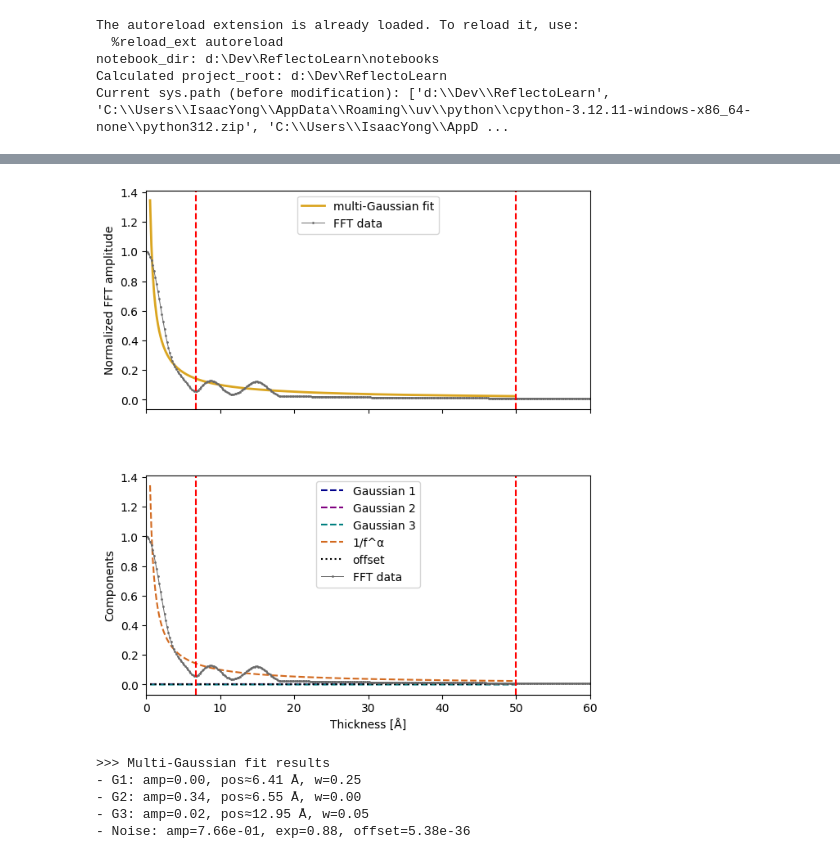
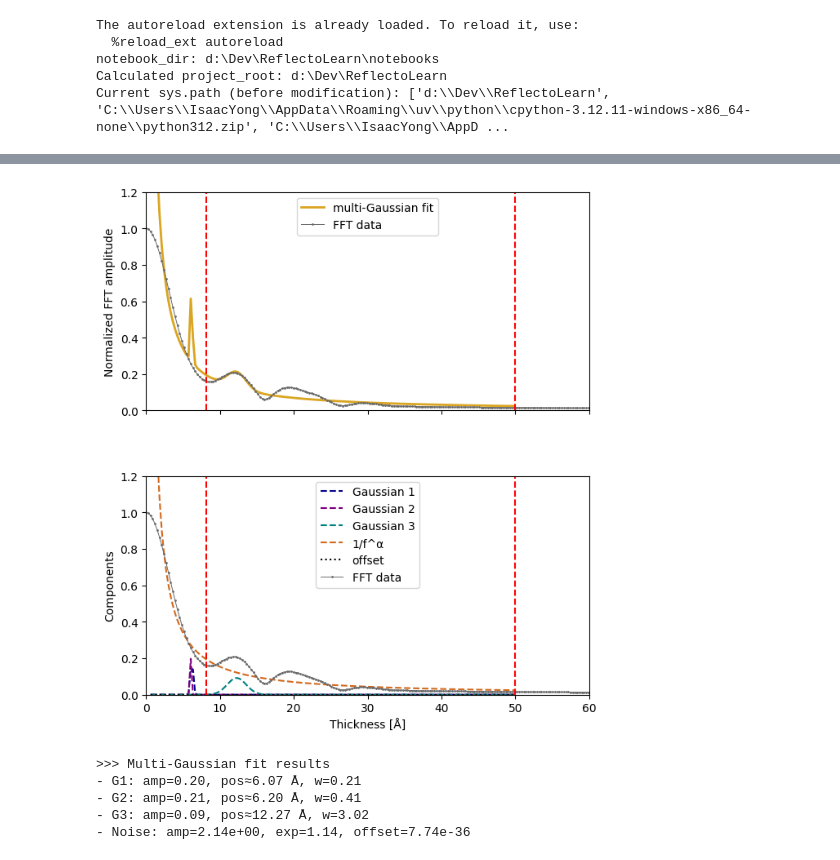
Before and after one commit to SJB7777/ReflectoLearn, a Jupyter notebook: notebooks/fitting.ipynb, the cells around one changed output, grey strips where cells are left out. Drawn from its saved outputs; the diff is of its cells as text; code cells hidden in the pictures.

```diff
--- a/notebooks/fitting.ipynb
+++ b/notebooks/fitting.ipynb
@@ -48,7 +48,7 @@ def multi_gaussian_fitting(x_fit, y_fit, p0):
 # 1. 데이터 생성
 # -----------------------
 beam_energy = 8.04751  # keV
-tth = np.linspace(0.5, 5, 300)  # rad
+tth = np.linspace(0.5, 3, 300)  # rad
 q = tth2qz_by_energy(tth, beam_energy)
 
 # 2층 박막 시뮬레이션 (기판 + 2개 필름)
@@ -56,9 +56,11 @@ data = make_multifilm(2, q, add_noise=False)
 
 R = data["R"]
 R_no_q_decay = remove_q4_decay(q, R)
-
+decay = 1 / remove_q4_decay(q, np.full_like(q, 1))
+decay = decay / decay[0] * R.max()
 fig, ax = plt.subplots(1, 2, figsize=(10, 5))
 ax[0].semilogy(tth, R, ".-", label="Simulated Reflectivity")
+ax[0].semilogy(tth, decay, "-", label="Q^4 decay")
 ax[0].set_title("XRR Simulation")
 ax[0].legend()
 
@@ -86,11 +88,13 @@ mask = (x_fft < x_upper_bound) & (x_fft > 0.5)
 x_fit, y_fit = x_fft[mask], y_fft_norm[mask]
 
 y_diff = np.diff(y_fit)
-first_increasing_index = np.where(y_diff > 0)[0][0]
-
+# First increasing index
+under_bound_index = np.where(y_diff > -0.005)[0][0] + 1
+# y_diff_diff = np.diff(np.diff(y_diff))
+# print(np.where(y_diff_diff < 0))
 fig, ax = plt.subplots(1, 1, sharex=True, figsize=(7, 5))
 ax.plot(x_fft, y_fft_norm, "o-", ms=1, lw=0.7, color="dimgrey", label="FFT data")
-ax.axvline(x=x_fit[first_increasing_index], color='r', linestyle='--')
+ax.axvline(x=x_fit[under_bound_index], color='r', linestyle='--')
 ax.set_xlim(0, x_upper_bound*1.2)
 plt.show()
 # %% [output]
@@ -99,7 +103,6 @@ Estimated critical q: 0.7860
 # %%
 p0 = [0.2, 0.3, 0.2, 7, 0.3, 0.2, 13, 0.3, 1, 2, 0.001]
-
-popt, pcov = multi_gaussian_fitting(x_fit, y_fit, p0)
+popt, pcov = multi_gaussian_fitting(x_fit[under_bound_index:], y_fit[under_bound_index:], p0)
 
 # ----------------------- Plot -----------------------
 fig, ax = plt.subplots(2, 1, sharex=True, figsize=(7, 8))
@@ -107,40 +110,44 @@ fig, ax = plt.subplots(2, 1, sharex=True, figsize=(7, 8))
 # (상단: 전체 fit vs 데이터)
 ax[0].plot(x_fit, func_gauss3_with_noise(x_fit, *popt), "-", color="goldenrod", lw=2, label="multi-Gaussian fit")
 ax[0].plot(x_fft, y_fft_norm, "o-", ms=1, lw=0.7, color="dimgrey", label="FFT data")
-ax[0].axvline(x=x_fit[first_increasing_index], color='r', linestyle='--')
+ax[0].axvline(x=x_fit[under_bound_index], color='r', linestyle='--')
 ax[0].axvline(x=x_upper_bound, color='r', linestyle='--')
 ax[0].set_ylabel("Normalized FFT amplitude")
 ax[0].legend()
 
 # (하단: component 분리 보기)
 ax[1].plot(x_fit, func_gauss(x_fit, *popt[2:5]), "--", color="darkblue", label="Gaussian 1")
 ax[1].plot(x_fit, func_gauss(x_fit, popt[0], popt[6] - popt[3], popt[1]), "--", color="purple", label="Gaussian 2")
 ax[1].plot(x_fit, func_gauss(x_fit, *popt[5:8]), "--", color="teal", label="Gaussian 3")
 ax[1].plot(x_fit, func_noise(x_fit, *popt[8:10]), "--", color="chocolate", label="1/f^α")
 ax[1].plot(x_fit, np.ones_like(x_fit)*popt[10], ":", color="black", label="offset")
 ax[1].plot(x_fft, y_fft_norm, "o-", ms=1, lw=0.7, color="dimgrey", label="FFT data")
-ax[1].axvline(x=x_fit[first_increasing_index], color='r', linestyle='--')
+ax[1].axvline(x=x_fit[under_bound_index], color='r', linestyle='--')
 ax[1].axvline(x=x_upper_bound, color='r', linestyle='--')
 
 ax[1].set_xlabel("Thickness [Å]")
 ax[1].set_ylabel("Components")
 ax[1].legend()
 
 ax[0].set_xlim(0, x_upper_bound*1.2)
 ax[1].set_xlim(0, x_upper_bound*1.2)
+ax[0].set_ylim(0, 1.2)
+ax[1].set_ylim(0, 1.2)
+# ax[0].set_yscale('log')
+# ax[1].set_yscale('log')
 fig.subplots_adjust(hspace=0.3)
 plt.show()
 
 # ----------------------- Report -----------------------
 print(">>> Multi-Gaussian fit results")
 print(f"- G1: amp={popt[0]:.2f}, pos≈{popt[6]-popt[3]:.2f} Å, w={popt[1]:.2f}")
 print(f"- G2: amp={popt[2]:.2f}, pos≈{popt[3]:.2f} Å, w={popt[4]:.2f}")
 print(f"- G3: amp={popt[5]:.2f}, pos≈{popt[6]:.2f} Å, w={popt[7]:.2f}")
 print(f"- Noise: amp={popt[8]:.2e}, exp={popt[9]:.2f}, offset={popt[10]:.2e}")
 # %% [output]
-[figure, old version]
+[figure, new version]
 >>> Multi-Gaussian fit results
-- G1: amp=0.00, pos≈6.41 Å, w=0.25
-- G2: amp=0.34, pos≈6.55 Å, w=0.00
-- G3: amp=0.02, pos≈12.95 Å, w=0.05
-- Noise: amp=7.66e-01, exp=0.88, offset=5.38e-36
+- G1: amp=0.20, pos≈6.07 Å, w=0.21
+- G2: amp=0.21, pos≈6.20 Å, w=0.41
+- G3: amp=0.09, pos≈12.27 Å, w=3.02
+- Noise: amp=2.14e+00, exp=1.14, offset=7.74e-36
```
Also changed, not shown: parts of 2 cells of this notebook.
